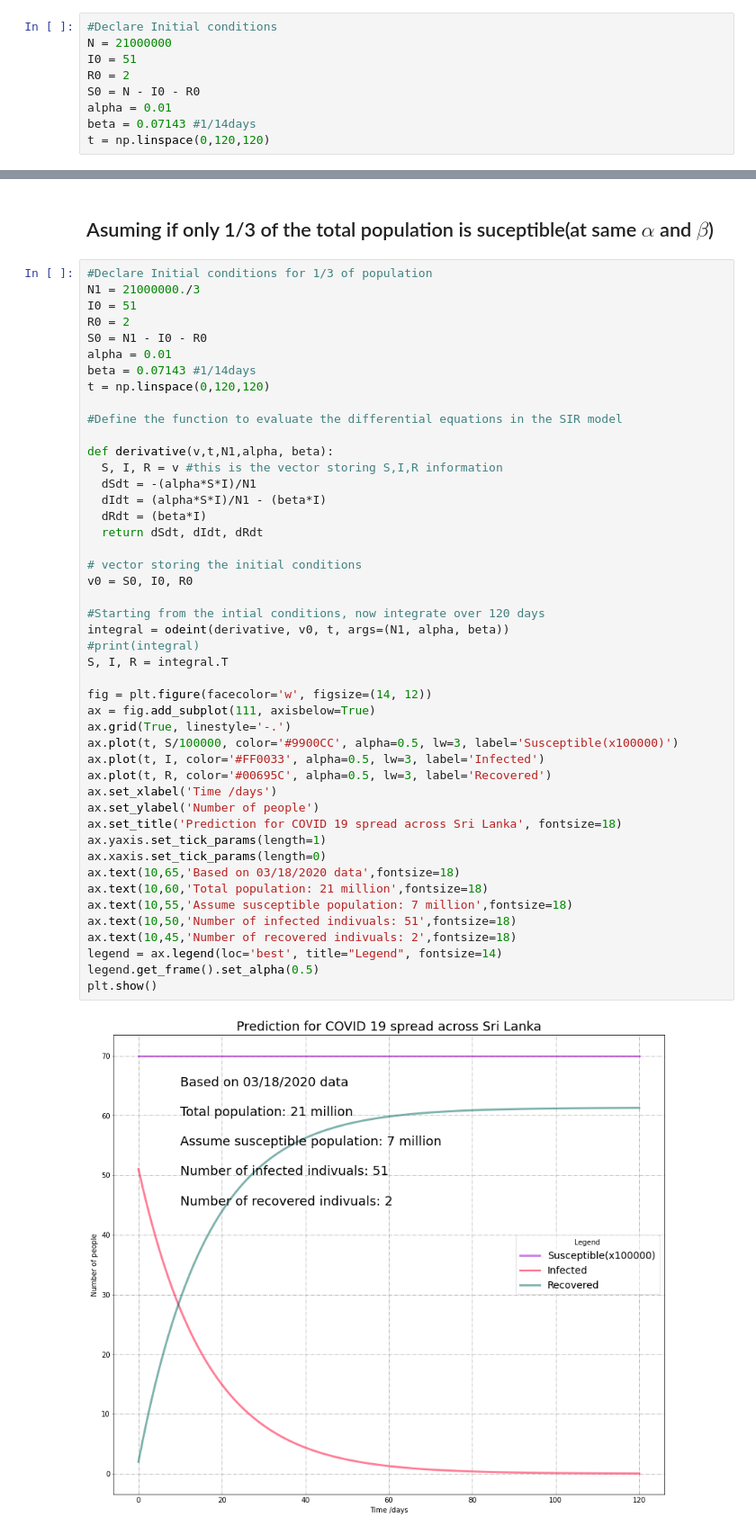
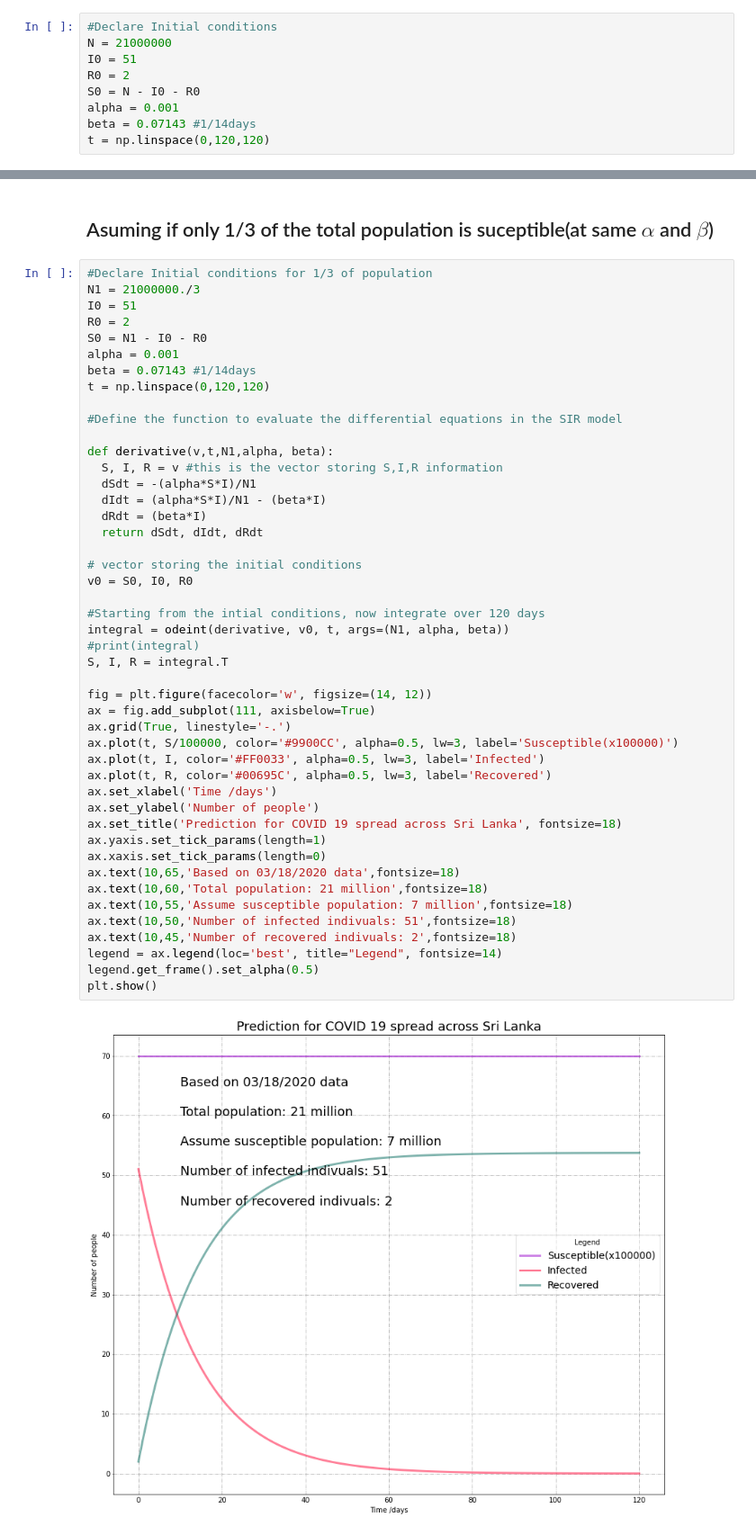
Before and after one commit to madhuranga84/COVID19_SRI_LANKA_Studies, a Jupyter notebook: COVID19_SRI_LANKA_SIR_MODELING_v1.ipynb, the cells around one changed output, grey strips where cells are left out. Shown: that part at 90% size. Cells and saved outputs as stored; diff of their text form.

```diff
--- a/COVID19_SRI_LANKA_SIR_MODELING_v1.ipynb
+++ b/COVID19_SRI_LANKA_SIR_MODELING_v1.ipynb
@@ -67,7 +67,7 @@ N = 21000000
 I0 = 51
 R0 = 2
 S0 = N - I0 - R0
-alpha = 0.01
+alpha = 0.001
 beta = 0.07143 #1/14days
 t = np.linspace(0,120,120)
 # %%
@@ -116,7 +120,7 @@ N1 = 21000000./3
 I0 = 51
 R0 = 2
 S0 = N1 - I0 - R0
-alpha = 0.01
+alpha = 0.001
 beta = 0.07143 #1/14days
 t = np.linspace(0,120,120)
 
@@ -130,31 +134,31 @@ def derivative(v,t,N1,alpha, beta):
   return dSdt, dIdt, dRdt
 
 # vector storing the initial conditions
 v0 = S0, I0, R0
 
 #Starting from the intial conditions, now integrate over 120 days
 integral = odeint(derivative, v0, t, args=(N1, alpha, beta))
 #print(integral)
 S, I, R = integral.T
 
 fig = plt.figure(facecolor='w', figsize=(14, 12))
 ax = fig.add_subplot(111, axisbelow=True)
 ax.grid(True, linestyle='-.')
 ax.plot(t, S/100000, color='#9900CC', alpha=0.5, lw=3, label='Susceptible(x100000)')
 ax.plot(t, I, color='#FF0033', alpha=0.5, lw=3, label='Infected')
 ax.plot(t, R, color='#00695C', alpha=0.5, lw=3, label='Recovered')
 ax.set_xlabel('Time /days')
 ax.set_ylabel('Number of people')
 ax.set_title('Prediction for COVID 19 spread across Sri Lanka', fontsize=18)
 ax.yaxis.set_tick_params(length=1)
 ax.xaxis.set_tick_params(length=0)
 ax.text(10,65,'Based on 03/18/2020 data',fontsize=18)
 ax.text(10,60,'Total population: 21 million',fontsize=18)
 ax.text(10,55,'Assume susceptible population: 7 million',fontsize=18)
 ax.text(10,50,'Number of infected indivuals: 51',fontsize=18)
 ax.text(10,45,'Number of recovered indivuals: 2',fontsize=18)
 legend = ax.legend(loc='best', title="Legend", fontsize=14)
 legend.get_frame().set_alpha(0.5)
 plt.show()
 # %% [output]
-[figure, old version]
+[figure, new version]
```
Also changed, not shown: parts of 6 cells of this notebook.
